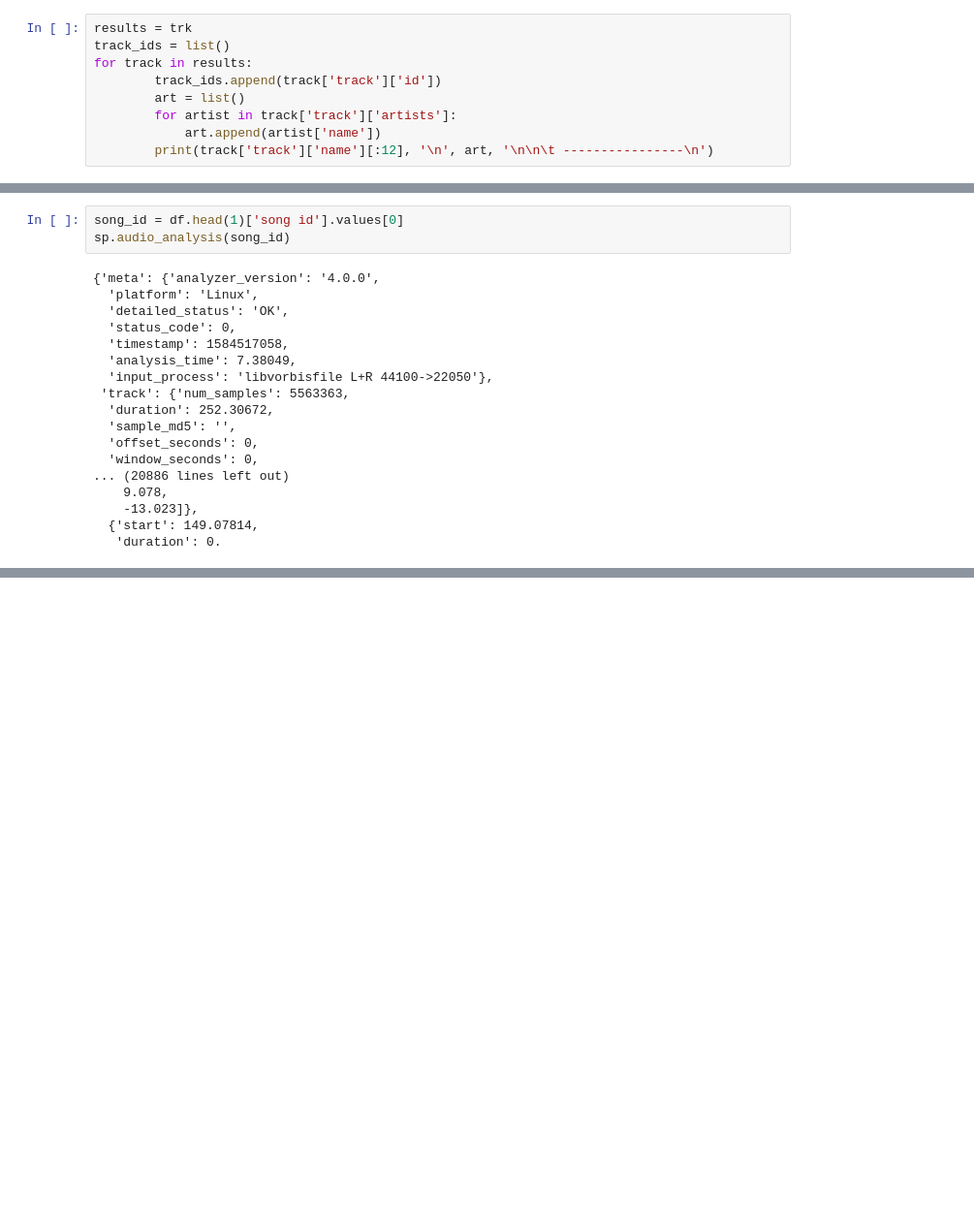
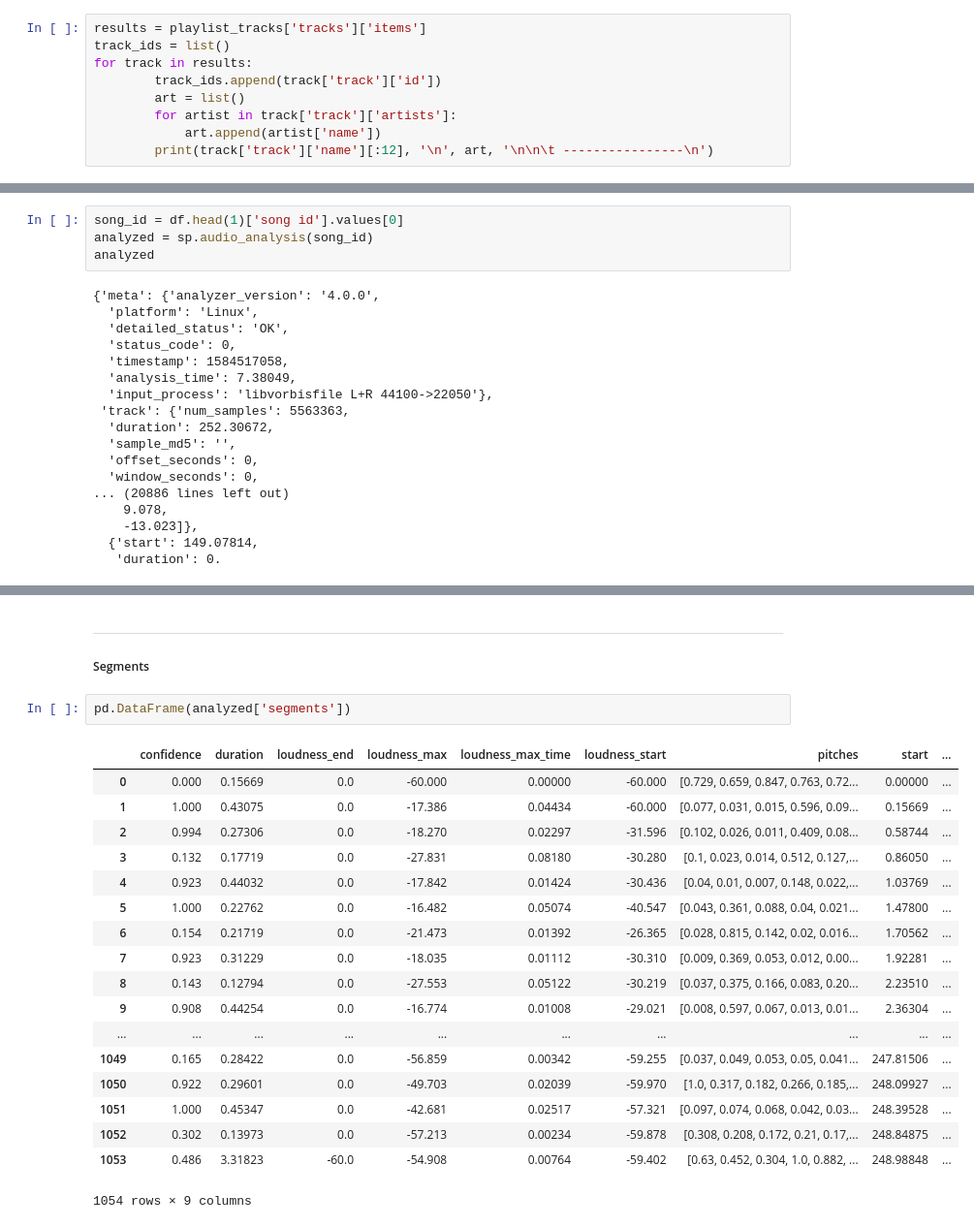
Before and after one commit to Chief-Dom/Spotify_FTB, a Jupyter notebook: api_architecture.ipynb, the cells around one changed output, grey strips where cells are left out. Shown at 97% size. Drawn from its saved outputs; the diff is of its cells as text; blank space fills up the shorter version.

```diff
--- a/api_architecture.ipynb
+++ b/api_architecture.ipynb
@@ -92,5 +89,5 @@ trk
 # %%
-results = trk
+results = playlist_tracks['tracks']['items']
 track_ids = list()
 for track in results:
         track_ids.append(track['track']['id'])
@@ -159,7 +175,8 @@ df.head()
 | 4 | Air | 5civ0uLZalJIC9JGJ2Xa4p |
 # %%
 song_id = df.head(1)['song id'].values[0]
-sp.audio_analysis(song_id)
+analyzed = sp.audio_analysis(song_id)
+analyzed
 # %% [output]
 {'meta': {'analyzer_version': '4.0.0',
   'platform': 'Linux',
@@ -180,0 +258,24 @@ sp.audio_analysis(song_id)
+# %% [markdown]
+***
+##### Segments
+# %%
+pd.DataFrame(analyzed['segments'])
+# %% [output]
+|  | confidence | duration | loudness_end | loudness_max | loudness_max_time | loudness_start | pitches | start | ... |
+| 0 | 0.000 | 0.15669 | 0.0 | -60.000 | 0.00000 | -60.000 | [0.729, 0.659, 0.847, 0.763, 0.72... | 0.00000 | ... |
+| 1 | 1.000 | 0.43075 | 0.0 | -17.386 | 0.04434 | -60.000 | [0.077, 0.031, 0.015, 0.596, 0.09... | 0.15669 | ... |
+| 2 | 0.994 | 0.27306 | 0.0 | -18.270 | 0.02297 | -31.596 | [0.102, 0.026, 0.011, 0.409, 0.08... | 0.58744 | ... |
+| 3 | 0.132 | 0.17719 | 0.0 | -27.831 | 0.08180 | -30.280 | [0.1, 0.023, 0.014, 0.512, 0.127,... | 0.86050 | ... |
+| 4 | 0.923 | 0.44032 | 0.0 | -17.842 | 0.01424 | -30.436 | [0.04, 0.01, 0.007, 0.148, 0.022,... | 1.03769 | ... |
+| 5 | 1.000 | 0.22762 | 0.0 | -16.482 | 0.05074 | -40.547 | [0.043, 0.361, 0.088, 0.04, 0.021... | 1.47800 | ... |
+| 6 | 0.154 | 0.21719 | 0.0 | -21.473 | 0.01392 | -26.365 | [0.028, 0.815, 0.142, 0.02, 0.016... | 1.70562 | ... |
+| 7 | 0.923 | 0.31229 | 0.0 | -18.035 | 0.01112 | -30.310 | [0.009, 0.369, 0.053, 0.012, 0.00... | 1.92281 | ... |
+| 8 | 0.143 | 0.12794 | 0.0 | -27.553 | 0.05122 | -30.219 | [0.037, 0.375, 0.166, 0.083, 0.20... | 2.23510 | ... |
+| 9 | 0.908 | 0.44254 | 0.0 | -16.774 | 0.01008 | -29.021 | [0.008, 0.597, 0.067, 0.013, 0.01... | 2.36304 | ... |
+| ... | ... | ... | ... | ... | ... | ... | ... | ... | ... |
+| 1049 | 0.165 | 0.28422 | 0.0 | -56.859 | 0.00342 | -59.255 | [0.037, 0.049, 0.053, 0.05, 0.041... | 247.81506 | ... |
+| 1050 | 0.922 | 0.29601 | 0.0 | -49.703 | 0.02039 | -59.970 | [1.0, 0.317, 0.182, 0.266, 0.185,... | 248.09927 | ... |
+| 1051 | 1.000 | 0.45347 | 0.0 | -42.681 | 0.02517 | -57.321 | [0.097, 0.074, 0.068, 0.042, 0.03... | 248.39528 | ... |
+| 1052 | 0.302 | 0.13973 | 0.0 | -57.213 | 0.00234 | -59.878 | [0.308, 0.208, 0.172, 0.21, 0.17,... | 248.84875 | ... |
+| 1053 | 0.486 | 3.31823 | -60.0 | -54.908 | 0.00764 | -59.402 | [0.63, 0.452, 0.304, 1.0, 0.882, ... | 248.98848 | ... |
+1054 rows × 9 columns
```
Also changed, not shown: parts of 24 cells of this notebook, 1 other file.
